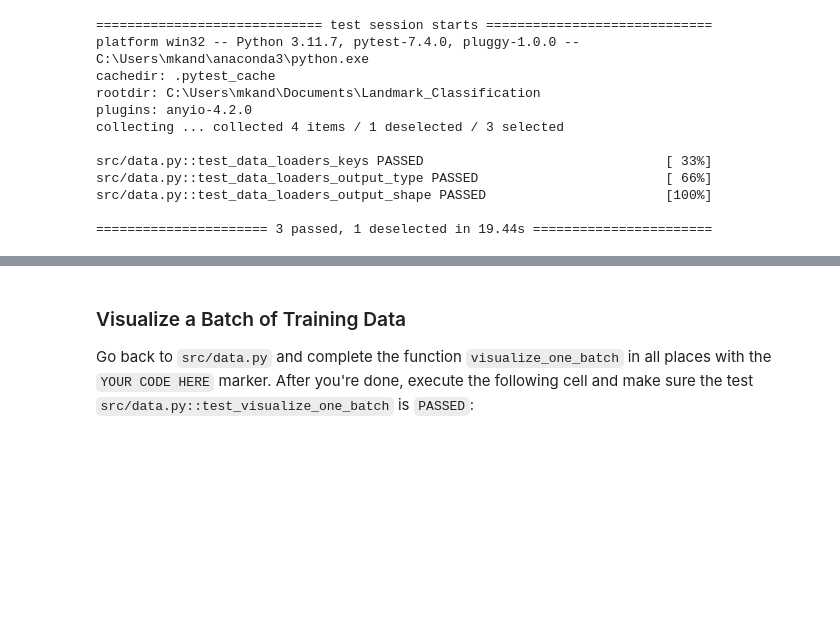
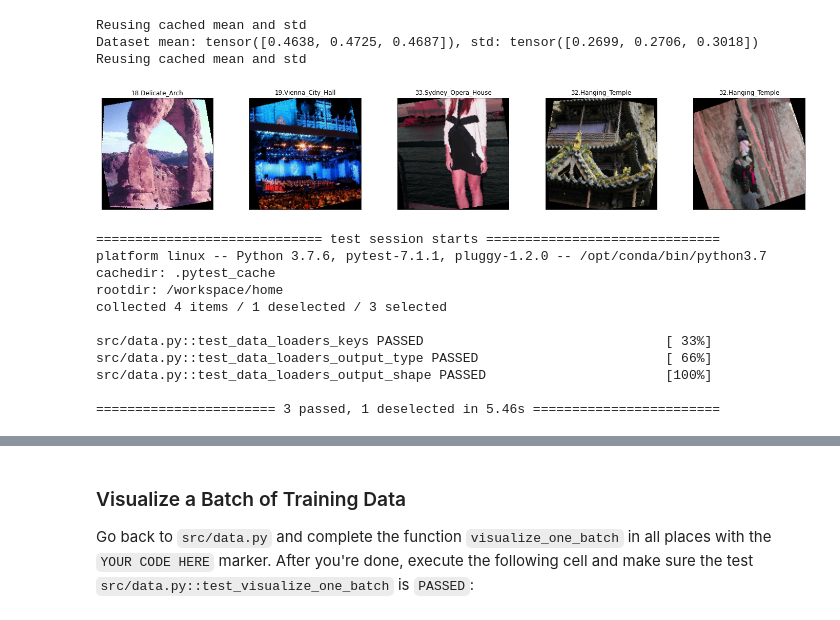
Before and after one commit to Mach-web/Landmark-Classification-Tagging-for-Social-Media-Project, a Jupyter notebook: cnn_from_scratch.ipynb, the cells around one changed output, grey strips where cells are left out. Drawn from its saved outputs; the diff is of its cells as text; code cells hidden in the pictures; blank space fills up the shorter version.

Commit message:
Submission passed

````diff
--- a/cnn_from_scratch.ipynb
+++ b/cnn_from_scratch.ipynb
@@ -61,26 +79,30 @@ In this and the following steps we are going to complete some code, and then exe
 
 Open the file `src/data.py`. It contains a function called `get_data_loaders`. Read the function and complete all the parts marked by `YOUR CODE HERE`. Once you have finished, test that your implementation is correct by executing the following cell (see below for what to do if a test fails):
 # %%
-# from src.data import get_data_loaders,  visualize_one_batch
-# data = get_data_loaders()
+from src.data import get_data_loaders,  visualize_one_batch
+data = get_data_loaders()
 
-# visualize_one_batch(data)
-# class_names = {idx: cls for cls, idx in data['train'].dataset.class_to_idx.items()}
+visualize_one_batch(data)
+class_names = {idx: cls for cls, idx in data['train'].dataset.class_to_idx.items()}
+# %% [output]
+Reusing cached mean and std
+Dataset mean: tensor([0.4638, 0.4725, 0.4687]), std: tensor([0.2699, 0.2706, 0.3018])
+Reusing cached mean and std
+[figure, added]
 # %%
 !pytest -vv src/data.py -k data_loaders
 # %% [output]
-============================= test session starts =============================
-platform win32 -- Python 3.11.7, pytest-7.4.0, pluggy-1.0.0 -- C:\Users\mkand\anaconda3\python.exe
+============================= test session starts ==============================
+platform linux -- Python 3.7.6, pytest-7.1.1, pluggy-1.2.0 -- /opt/conda/bin/python3.7
 cachedir: .pytest_cache
-rootdir: C:\Users\mkand\Documents\Landmark_Classification
-plugins: anyio-4.2.0
-collecting ... collected 4 items / 1 deselected / 3 selected
+rootdir: /workspace/home
+collected 4 items / 1 deselected / 3 selected
 
 src/data.py::test_data_loaders_keys PASSED                               [ 33%]
 src/data.py::test_data_loaders_output_type PASSED                        [ 66%]
 src/data.py::test_data_loaders_output_shape PASSED                       [100%]
 
-====================== 3 passed, 1 deselected in 19.44s =======================
+======================= 3 passed, 1 deselected in 5.46s ========================
 # %% [markdown]
 You should see something like:
 ```
````
Also changed, not shown: parts of 18 cells of this notebook, 29 other files.
